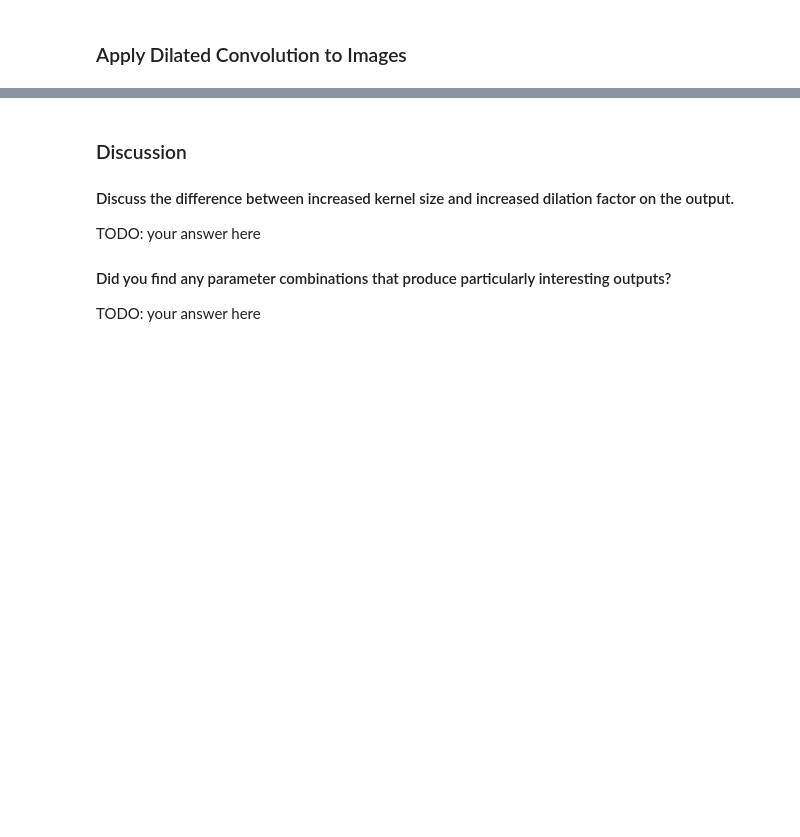
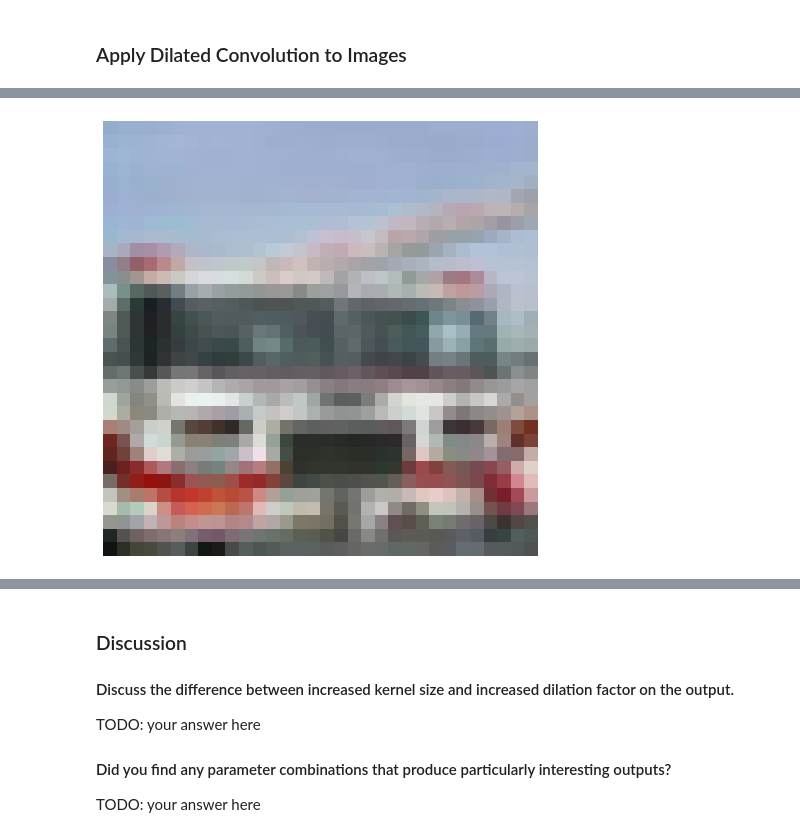
Before and after one commit to xs2445/22spring, a Jupyter notebook: 6692/hw1/2DConvolution.ipynb, the cells around one changed output, grey strips where cells are left out. Saved outputs shown, nothing was run; the diff lists cells and outputs as text; code cells hidden in the pictures; blank space fills up the shorter version.

```diff
--- a/6692/hw1/2DConvolution.ipynb
+++ b/6692/hw1/2DConvolution.ipynb
@@ -140,2 +151,6 @@ visualize(image, kernel, dilations)
 # %%
 # TODO: experiment with different images, kernels, kernel sizes, and dilation factors.
+images, _ = dataiter.next()
+display_image(images[0])
+# %% [output]
+[figure, added]
```
Also changed, not shown: parts of 6 cells of this notebook, 2 other files.
